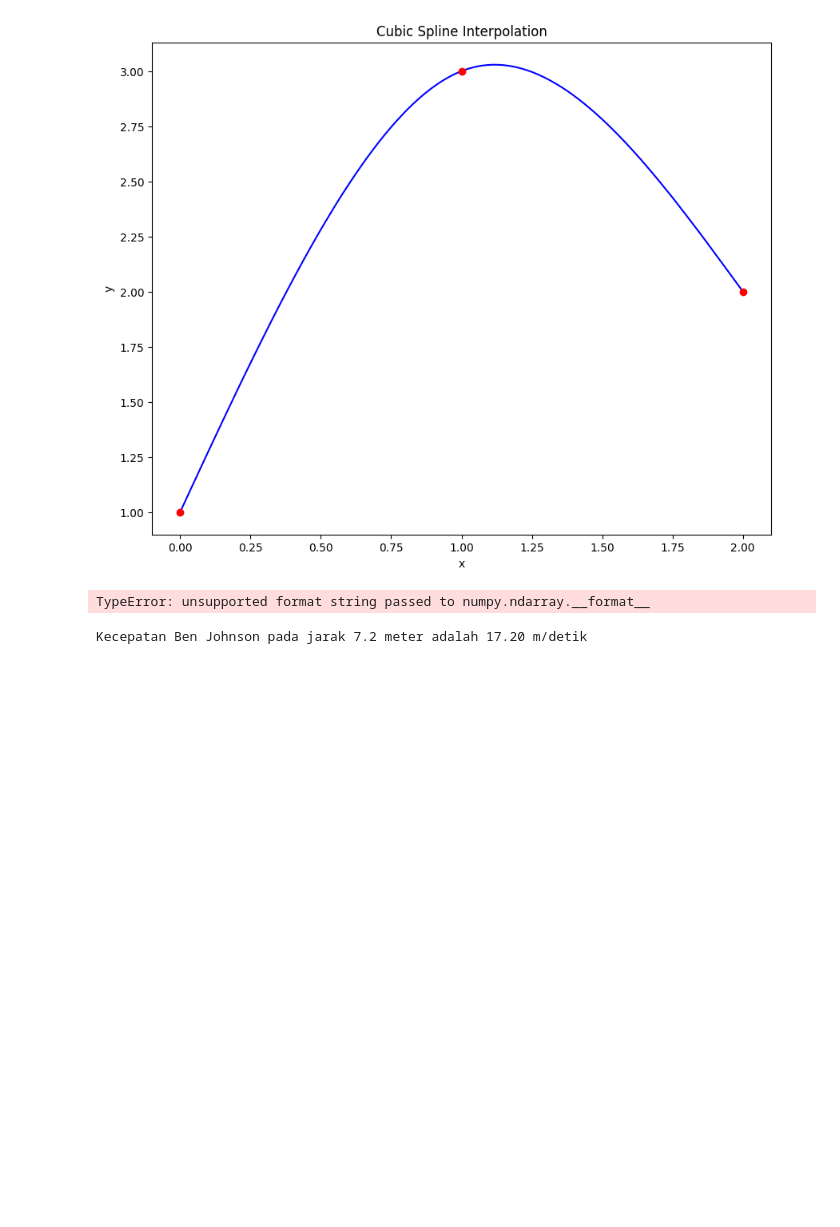
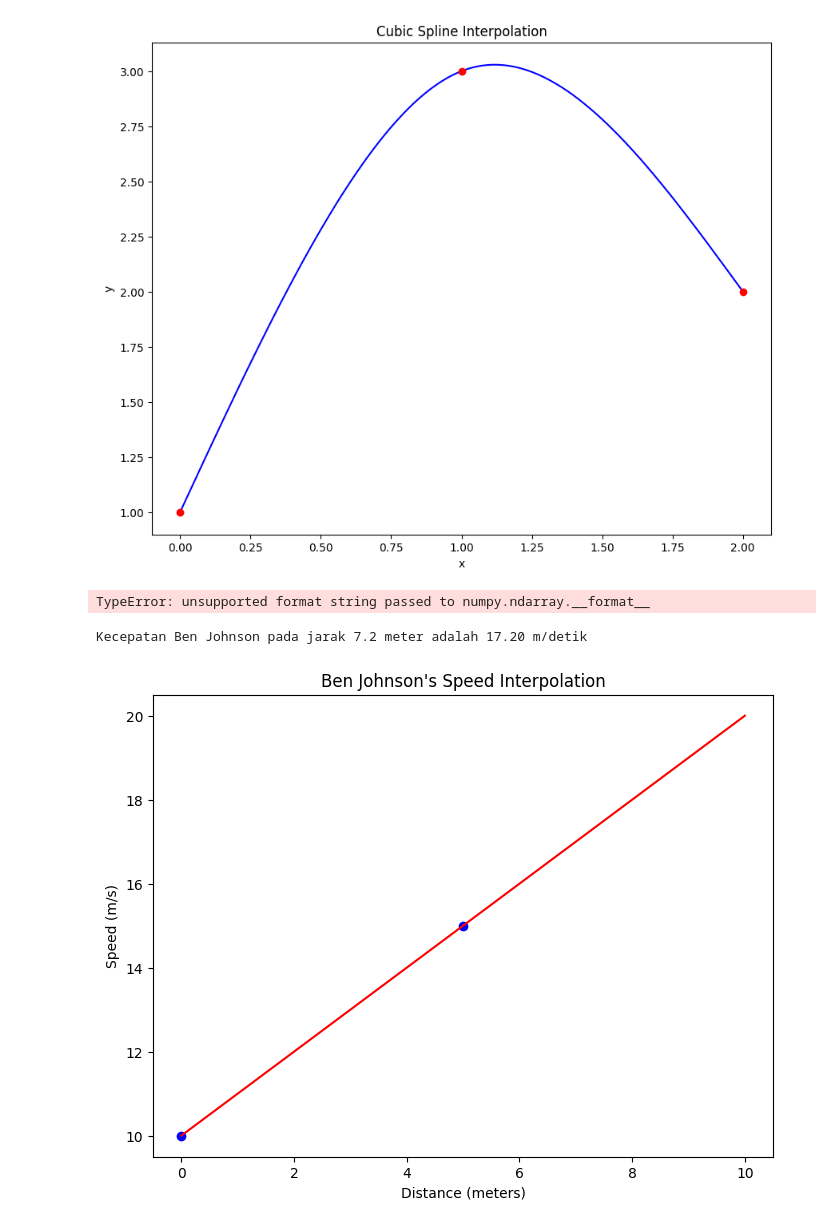
Before and after one commit to CalvinWuz/Scientific_Computing, a Jupyter notebook: Scientific_Computing_Lab_Sesi_3_2802498103_Ida_Bagus_Gede_Calvin_Suta_Subagia_Manuaba.ipynb, the cells around one changed output. Saved outputs shown, nothing was run; the diff lists cells and outputs as text; code cells hidden in the pictures; blank space fills up the shorter version.

```diff
--- a/Scientific_Computing_Lab_Sesi_3_2802498103_Ida_Bagus_Gede_Calvin_Suta_Subagia_Manuaba.ipynb
+++ b/Scientific_Computing_Lab_Sesi_3_2802498103_Ida_Bagus_Gede_Calvin_Suta_Subagia_Manuaba.ipynb
@@ -201,30 +201,44 @@ def divided_diff(x, y):
 
     for j in range(1, n):
         for i in range(n - j):
             coef[i][j] = (coef[i + 1][j - 1] - coef[i][j - 1]) / (x[i + j] - x[i])
 
     return coef
 
 def newton_poly(coef, x_data, x):
     n = len(x_data) - 1
     p = coef[n]
 
     for k in range(1, n + 1):
         p = coef[n - k] + (x - x_data[n - k]) * p
 
     return p
 
 
 x_data = np.array([0, 5])
 y_data = np.array([10, 15])
 
 coef = divided_diff(x_data, y_data)[0, :]
 
 x_interp = 7.2
 
 # Menghitung kecepatan pada jarak 7.2 meter
 v_7_2 = newton_poly(coef, x_data, x_interp)
 
 print(f"Kecepatan Ben Johnson pada jarak {x_interp} meter adalah {v_7_2:.2f} m/detik")
+
+x_range = np.linspace(0, 10, 100)
+y_interp = newton_poly(coef, x_data, x_range)
+
+plt.figure(figsize=(8, 6))
+plt.plot(x_data, y_data, 'bo', label='Data Points')
+plt.plot(x_range, y_interp, 'r-', label='Interpolated Curve')
+
+
+plt.title('Ben Johnson\'s Speed Interpolation')
+plt.xlabel('Distance (meters)')
+plt.ylabel('Speed (m/s)')
+plt.show()
 # %% [output]
 Kecepatan Ben Johnson pada jarak 7.2 meter adalah 17.20 m/detik
+[figure, added]
```
